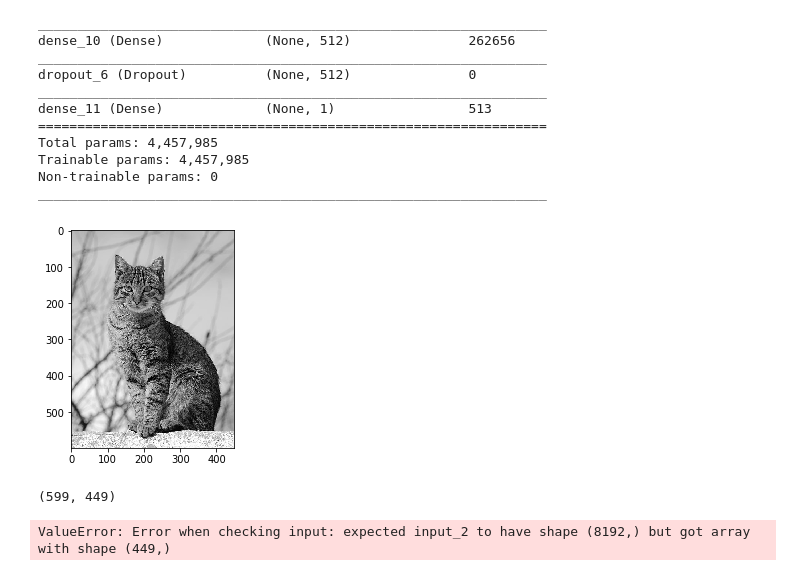
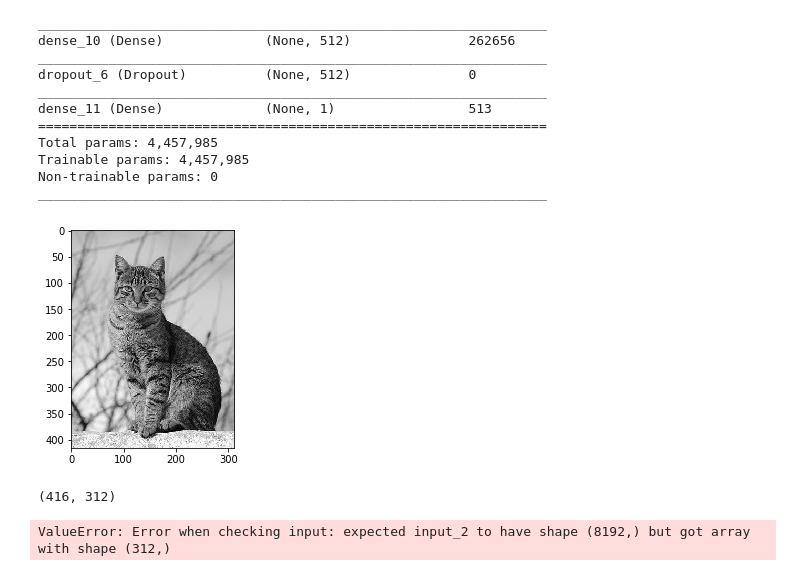
Before and after one commit to geld-tech/pictures-annotation-service, a Jupyter notebook: notebooks/model_training.ipynb, the cells around one changed output. Saved outputs shown, nothing was run; the diff lists cells and outputs as text; code cells hidden in the pictures.

Commit message:
Trying resizes

```diff
--- a/notebooks/model_training.ipynb
+++ b/notebooks/model_training.ipynb
@@ -163,17 +161,35 @@ image, image_w, image_h = load_image_pixels(photo_filename, (net_w, net_w))
 # %%
 import matplotlib.pyplot as plt
 import matplotlib.image as mpimg
 
-image = mpimg.imread(photo_filename)
+from PIL import Image
+
+def resize_picture(infile, outfile, file_ext="JPEG", width=128, height=128):
+    im=None
+    success=False
+    try:
+        with Image.open(infile) as im:
+            size = int(width), int(height)
+            im.thumbnail(size, Image.ANTIALIAS)
+            im.save(outfile, file_ext)
+        success=True
+    finally:
+        return success
+
+infile = photo_filename
+outfile = "temp.jpg"
+resize_picture(infile, outfile, width=416, height=416)
+
+image = mpimg.imread(outfile)
 image = np.dot(image[...,:3], [0.299, 0.587, 0.114])
 plt.imshow(image, cmap="gray")
 plt.show()
 
 image.shape
 # %% [output]
-[figure, old version]
+[figure, new version]
-(599, 449)
+(416, 312)
 # %%
 yolos = model.predict(image)
 # %% [output]
-ValueError: Error when checking input: expected input_2 to have shape (8192,) but got array with shape (449,)
+ValueError: Error when checking input: expected input_2 to have shape (8192,) but got array with shape (312,)
```
Also changed, not shown: parts of 1 cell of this notebook, 1 other file.
